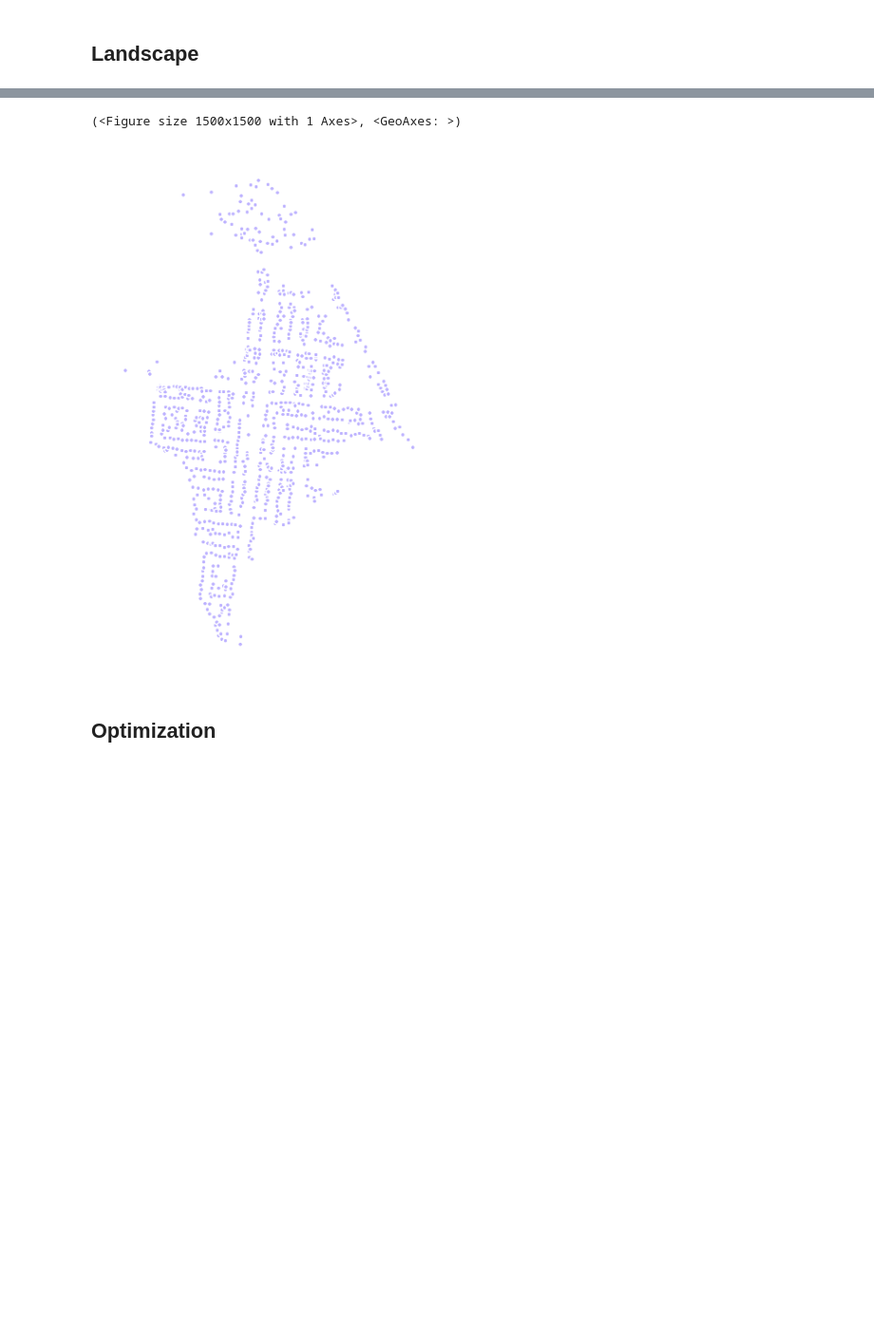
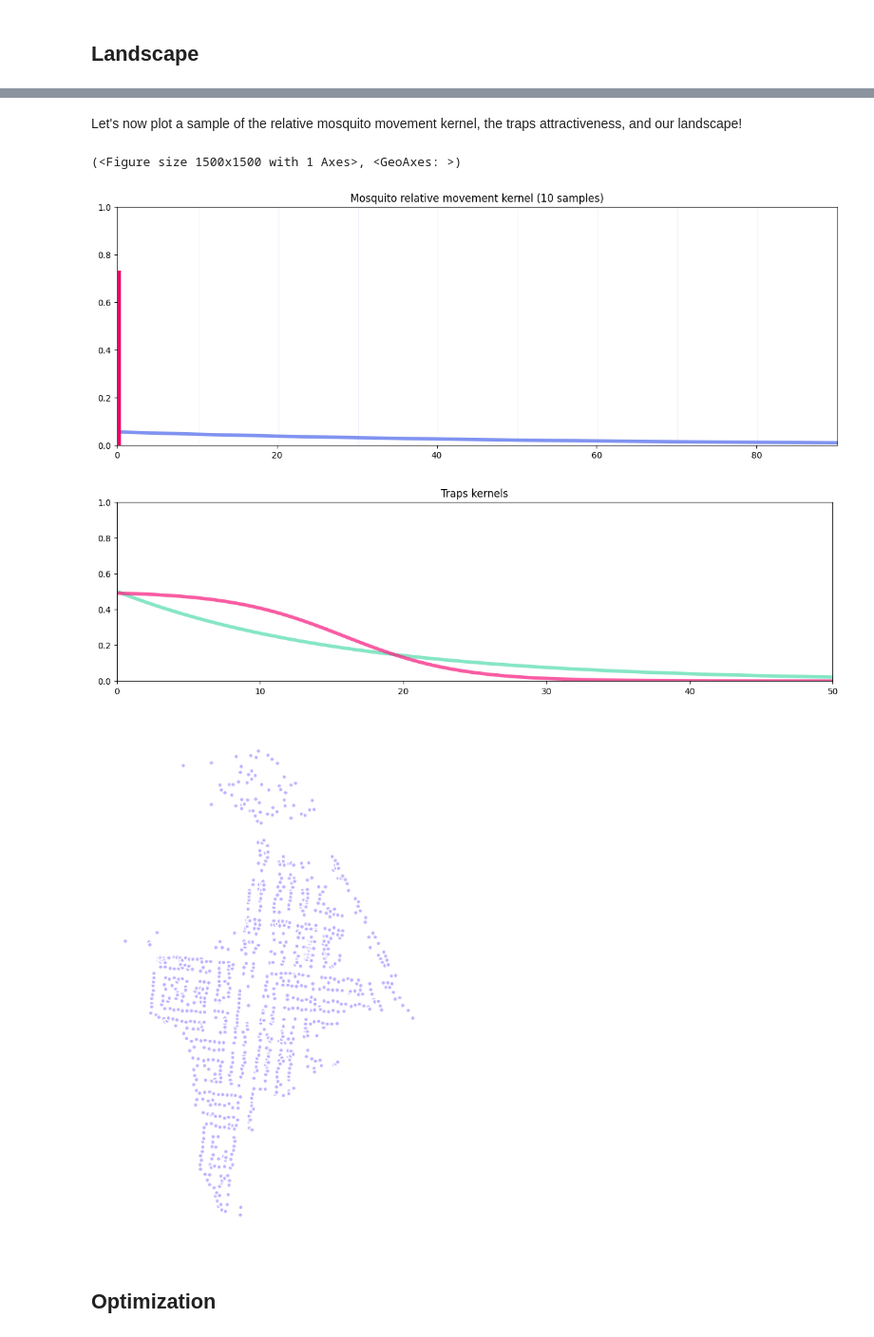
Before and after one commit to Chipdelmal/MGSurvE, a Jupyter notebook: MGSurvE/demos/YKN/YKN.ipynb, the cells around one changed output, grey strips where cells are left out. Shown: that part at 95% size. Cells and saved outputs as stored; diff of their text form; code cells hidden in the pictures; blank space fills up the shorter version.

```diff
--- a/MGSurvE/demos/YKN/YKN.ipynb
+++ b/MGSurvE/demos/YKN/YKN.ipynb
@@ -64,15 +76,33 @@ lnd = srv.Landscape(
     landLimits=YK_BBOX
 )
 bbox = lnd.getBoundingBox()
-# %%
-(fig, ax) = (
-    plt.figure(figsize=(15, 15)),
-    plt.axes(projection=ccrs.PlateCarree())
-)
-lnd.plotSites(fig, ax, size=50)
-srv.plotClean(fig, ax, bbox=lnd.landLimits)
-# %% [output]
-(<Figure size 1500x1500 with 1 Axes>, <GeoAxes: >)
-[figure, removed]
+# %% [markdown]
+Let's now plot a sample of the relative mosquito movement kernel, the traps attractiveness, and our landscape!
+# %%
+# Mosquito movement kernel ----------------------------------------------------
+(maxRange, samples) = (100, 10)
+x = np.array(list(np.arange(0.15, maxRange, maxRange/samples)))
+(fig, ax) = plt.subplots(1, 1, figsize=(15, 5), sharey=False)
+(fig, ax) = srv.plotMovementKernel(fig, ax, x, lnd)
+ax.set_ylim(0, 1)
+ax.set_title(f'Mosquito relative movement kernel ({samples} samples)')
+# Traps kernels ---------------------------------------------------------------
+(fig, ax) = plt.subplots(1, 1, figsize=(15, 15), sharey=False)
+(fig, ax) = srv.plotTrapsKernels(
+    fig, ax, lnd, distRange=(0, 50), aspect=.25
+)
+ax.set_title('Traps kernels')
+# Landscape -------------------------------------------------------------------
+(fig, ax) = (
+    plt.figure(figsize=(15, 15)),
+    plt.axes(projection=ccrs.PlateCarree())
+)
+lnd.plotSites(fig, ax, size=50)
+srv.plotClean(fig, ax, bbox=lnd.landLimits)
+# %% [output]
+(<Figure size 1500x1500 with 1 Axes>, <GeoAxes: >)
+[figure, added]
+[figure, added]
+[figure, added]
 # %% [markdown]
 ## Optimization
```
Also changed, not shown: parts of 21 cells of this notebook, 1 other file.
